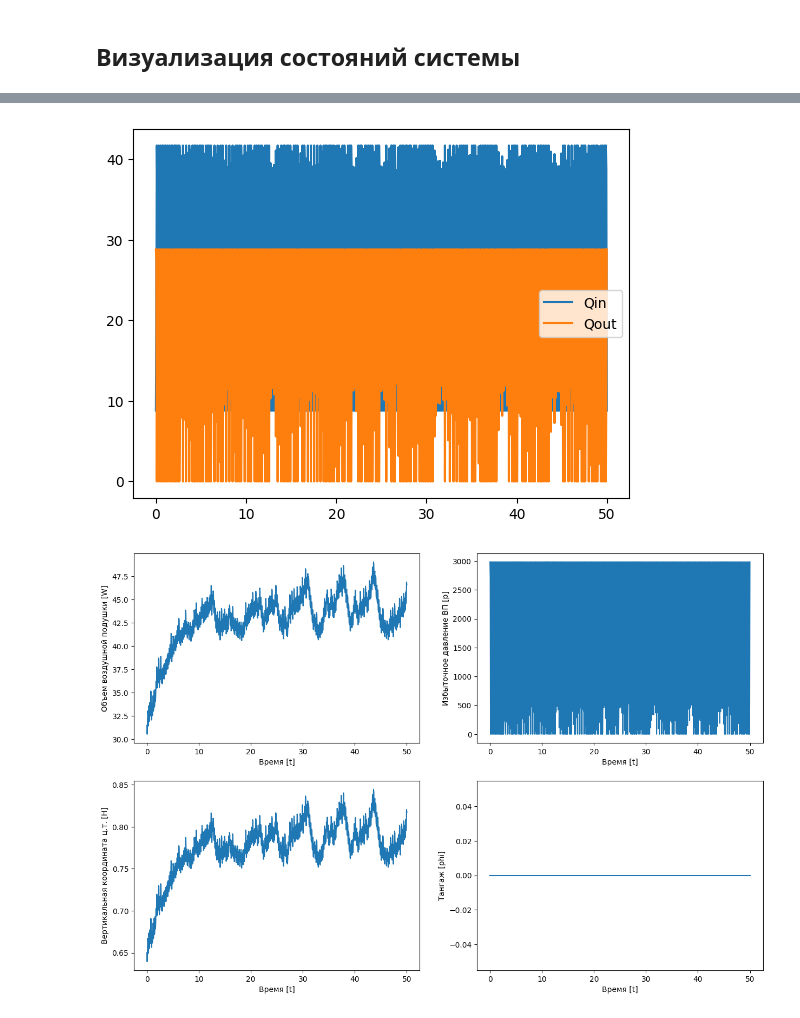
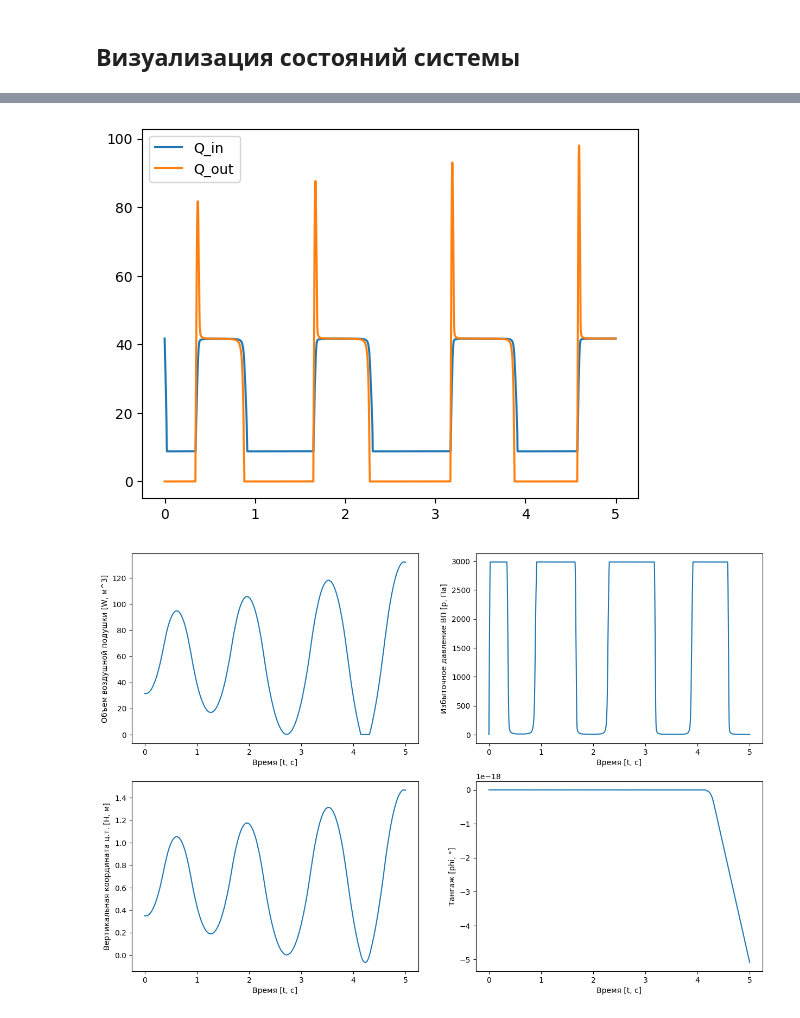
Before and after one commit to shustrov38/jubilant-bassoon, a Jupyter notebook: scripts/approx.ipynb, the cells around one changed output, grey strips where cells are left out. Saved outputs shown, nothing was run; the diff lists cells and outputs as text; code cells hidden in the pictures.

Commit message:
some directories refactoring and new plots

```diff
--- a/scripts/approx.ipynb
+++ b/scripts/approx.ipynb
@@ -33,8 +34,10 @@ ROOT_PATH = Path('./..')
 
 LATEX_PATH = ROOT_PATH / 'paper'
 
+RESOURCES_PATH = ROOT_PATH / 'resources'
+
 CPP_BUILD_PATH = ROOT_PATH / 'build'
-STATES_CVS_PATH = CPP_BUILD_PATH / 'states.csv'
+STATES_CVS_PATH = RESOURCES_PATH / 'sim_1.csv'
 # %% [markdown]
 # Расходно напорная характеристика
 # %%
@@ -122,9 +125,9 @@ plt.plot();
 # %% [markdown]
 ## Визуализация состояний системы
 # %%
-SIMULATION_DT = 0.05
+SIMULATION_DT = 1e-6
 
-df = pd.read_csv(STATES_CVS_PATH)
+df = pd.read_csv(STATES_CVS_PATH, delimiter='\t')
 df['dt'] = df.index * SIMULATION_DT
 df.head(10)
 # %% [output]
@@ -142,30 +145,30 @@ df.head(10)
 # %%
 fig, ax = plt.subplots()
-ax.plot(df['dt'], df['Qin'], label='Qin')
-ax.plot(df['dt'], df['Qout'], label='Qout')
+ax.plot(df['dt'], df['Q_in'], label='Q_in')
+ax.plot(df['dt'], df['Q_out'], label='Q_out')
 plt.legend()
 plt.plot();
 # %% [output]
-[figure, old version]
+[figure, new version]
 # %%
 fig, ((ax1, ax2), (ax3, ax4)) = plt.subplots(2, 2, figsize=(15, 10))
 
 ax1.plot(df['dt'], df['W'])
-ax1.set_ylabel('Объем воздушной подушки [W]')
-ax1.set_xlabel('Время [t]')
+ax1.set_ylabel('Объем воздушной подушки [W, м^3]')
+ax1.set_xlabel('Время [t, с]')
 
 ax2.plot(df['dt'], df['p'])
-ax2.set_ylabel('Избыточное давление ВП [p]')
-ax2.set_xlabel('Время [t]')
+ax2.set_ylabel('Избыточное давление ВП [p, Па]')
+ax2.set_xlabel('Время [t, с]')
 
 ax3.plot(df['dt'], df['H'])
-ax3.set_ylabel('Вертикальная координата ц.т. [H]')
-ax3.set_xlabel('Время [t]')
+ax3.set_ylabel('Вертикальная координата ц.т. [H, м]')
+ax3.set_xlabel('Время [t, с]')
 
-ax4.plot(df['dt'], df['phi'])
-ax4.set_ylabel('Тангаж [phi]')
-ax4.set_xlabel('Время [t]')
+ax4.plot(df['dt'], list(map(math.degrees, df['phi'])))
+ax4.set_ylabel('Тангаж [phi, °]')
+ax4.set_xlabel('Время [t, с]')
 
 plt.plot();
 # %% [output]
-[figure, old version]
+[figure, new version]
```
Also changed, not shown: parts of 2 cells of this notebook, 5 other files.
